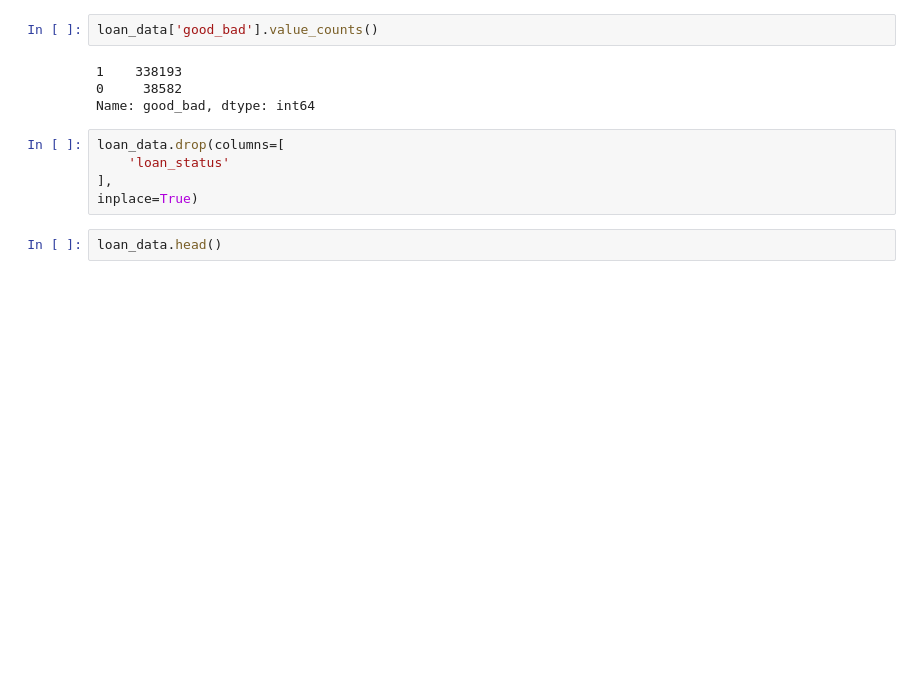
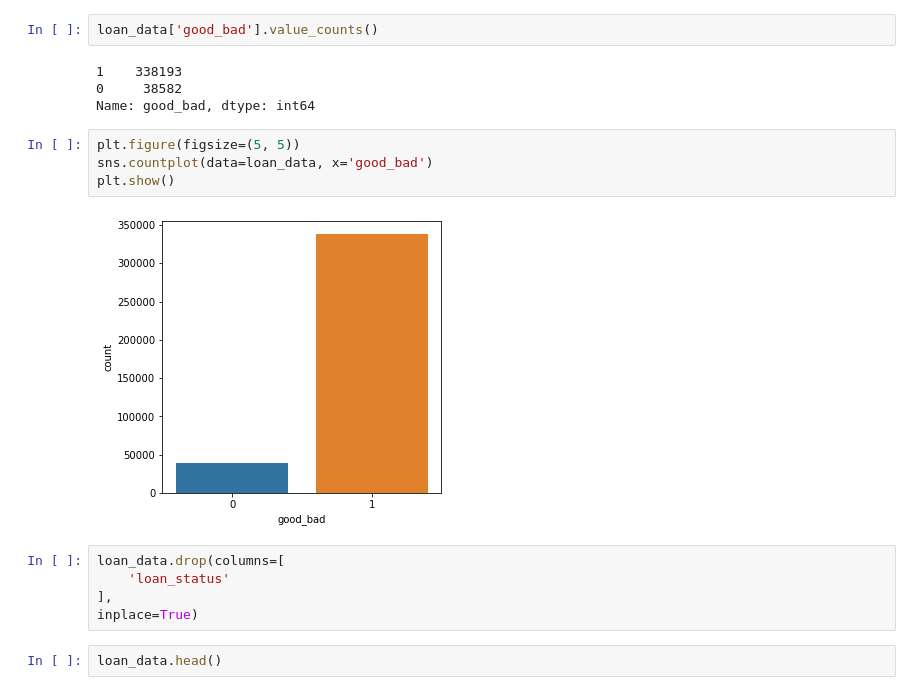
Before and after one commit to RaynoldPanjiZ/rakamin-id-x_partner, a Jupyter notebook: submition_rakamin.ipynb, the cells around one changed output. Cells and saved outputs as stored; diff of their text form; blank space fills up the shorter version.

```diff
--- a/submition_rakamin.ipynb
+++ b/submition_rakamin.ipynb
@@ -783,6 +750,12 @@ loan_data['good_bad'].value_counts()
 1    338193
 0     38582
 Name: good_bad, dtype: int64
+# %%
+plt.figure(figsize=(5, 5))
+sns.countplot(data=loan_data, x='good_bad')
+plt.show()
+# %% [output]
+[figure, added]
 # %%
 loan_data.drop(columns=[
     'loan_status'
```
Also changed, not shown: parts of 23 cells of this notebook.
